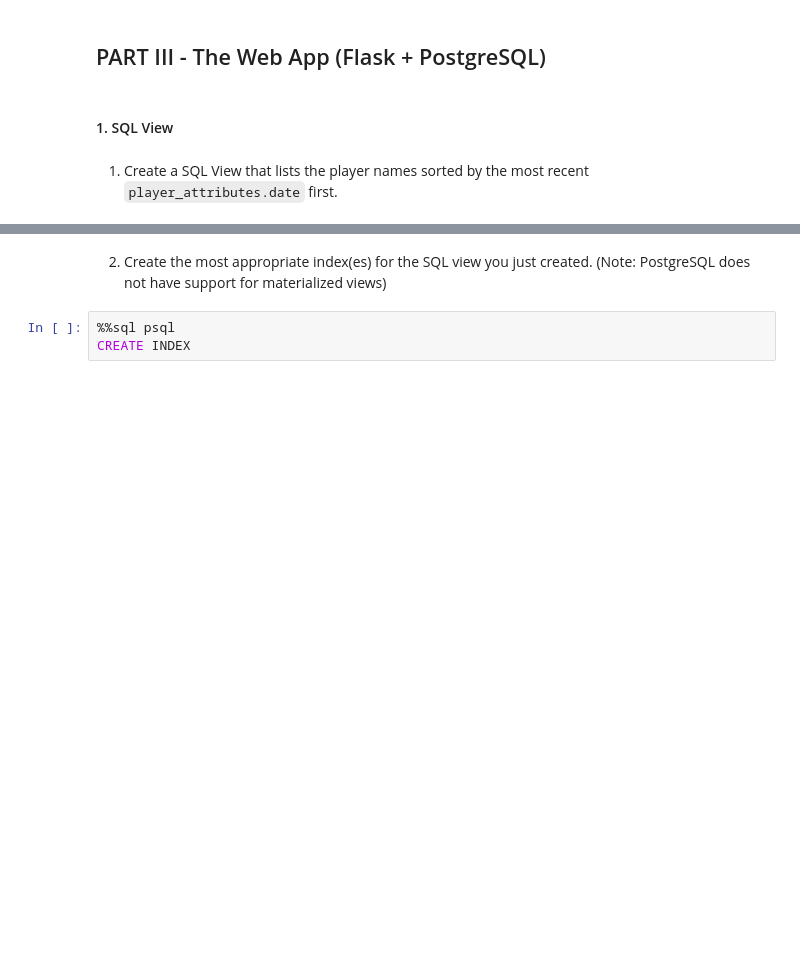
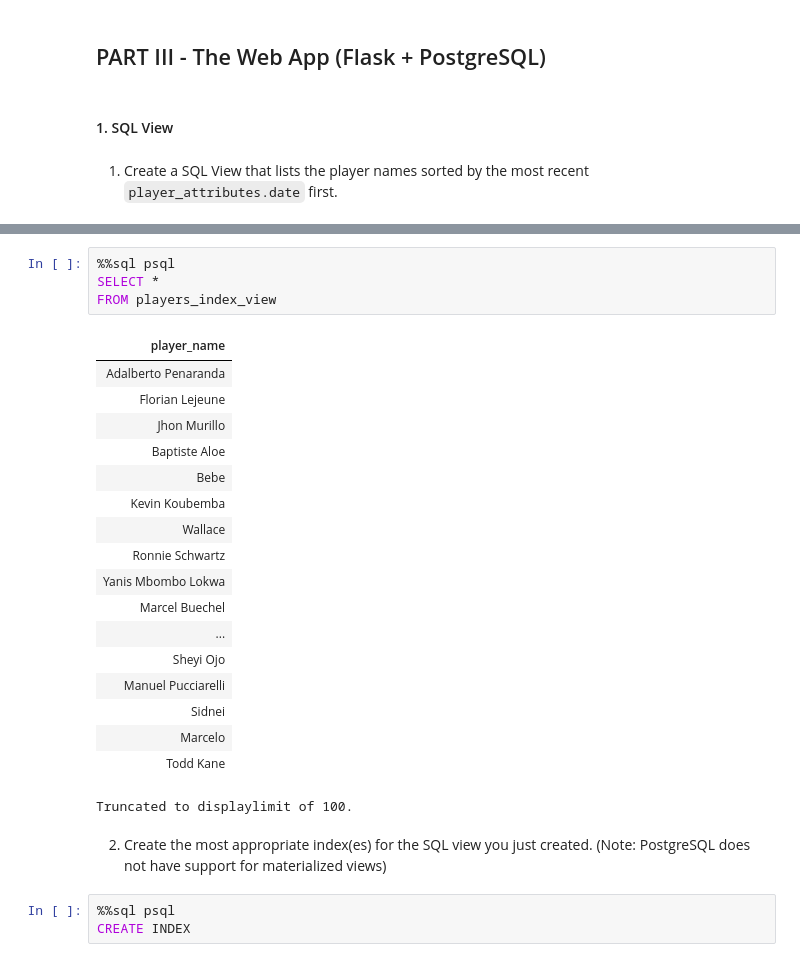
Before and after one commit to MargaridaEstrela/ISDB, a Jupyter notebook: 2 P2 Project/G2-p2-project.ipynb, the cells around one changed output, grey strips where cells are left out. Drawn from its saved outputs; the diff is of its cells as text; blank space fills up the shorter version.

```diff
--- a/2 P2 Project/G2-p2-project.ipynb
+++ b/2 P2 Project/G2-p2-project.ipynb
@@ -244,3 +325,26 @@ CREATE OR REPLACE VIEW
+# %%
+%%sql psql
+SELECT *
+FROM players_index_view
+# %% [output]
+| player_name |
+| Adalberto Penaranda |
+| Florian Lejeune |
+| Jhon Murillo |
+| Baptiste Aloe |
+| Bebe |
+| Kevin Koubemba |
+| Wallace |
+| Ronnie Schwartz |
+| Yanis Mbombo Lokwa |
+| Marcel Buechel |
+| ... |
+| Sheyi Ojo |
+| Manuel Pucciarelli |
+| Sidnei |
+| Marcelo |
+| Todd Kane |
+Truncated to displaylimit of 100.
 # %% [markdown]
 2. Create the most appropriate index(es) for the SQL view you just created. (Note: PostgreSQL does not have support for materialized views)
 # %%
```
Also changed, not shown: parts of 7 cells of this notebook, 3 other files.
